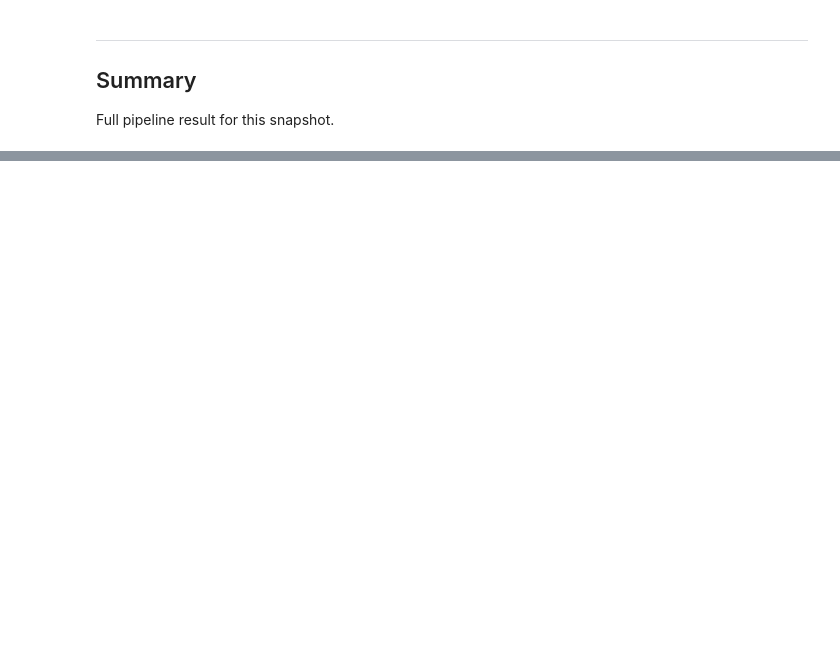
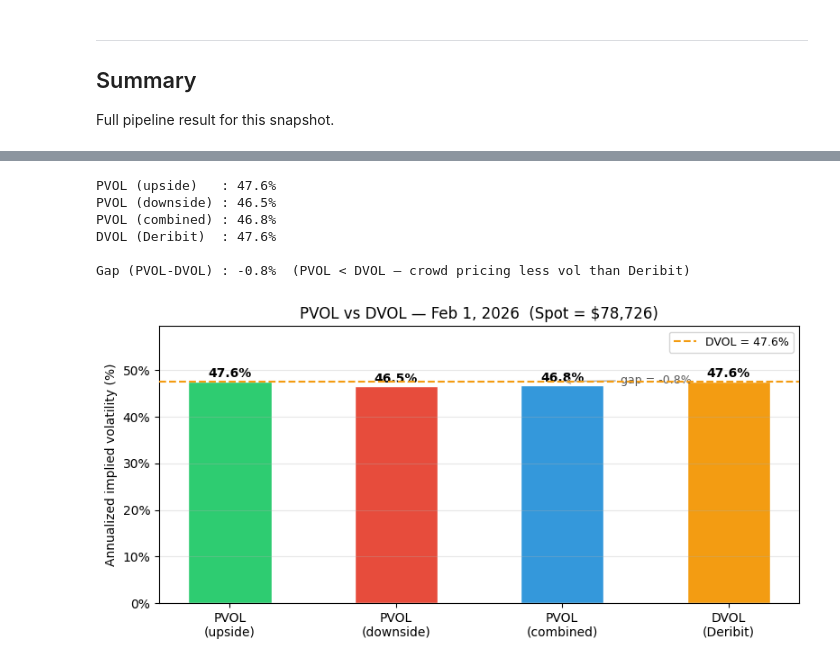
Before and after one commit to JackREscowitz/pvol, a Jupyter notebook: docs/model/pvol_model_test.ipynb, the cells around one changed output, grey strips where cells are left out. Cells and saved outputs as stored; diff of their text form; code cells hidden in the pictures; blank space fills up the shorter version.

```diff
--- a/docs/model/pvol_model_test.ipynb
+++ b/docs/model/pvol_model_test.ipynb
@@ -663,0 +750,77 @@ print('=' * 55)
+# %%
+import requests
+
+def fetch_dvol(snapshot_ts: datetime, currency: str = "BTC") -> float:
+    """
+    Fetch DVOL (Deribit volatility index) at a given UTC datetime.
+    Returns annualized implied vol as a decimal (e.g. 0.5332 for 53.32%).
+    """
+    start_ms = int(snapshot_ts.timestamp() * 1000)
+    r = requests.get(
+        "https://www.deribit.com/api/v2/public/get_volatility_index_data",
+        params=dict(
+            currency=currency,
+            start_timestamp=start_ms,
+            end_timestamp=start_ms + 3_600_000,
+            resolution=3600,
+        ),
+    )
+    r.raise_for_status()
+    row = r.json()["result"]["data"][0]  # [ts_ms, open, high, low, close]
+    return row[1] / 100.0               # convert percent -> decimal
+
+
+dvol = fetch_dvol(SNAPSHOT_TS)
+gap  = pvol_combined - dvol
+
+print(f"PVOL (upside)   : {pvol_up:.1%}")
+print(f"PVOL (downside) : {pvol_down:.1%}")
+print(f"PVOL (combined) : {pvol_combined:.1%}")
+print(f"DVOL (Deribit)  : {dvol:.1%}")
+print()
+print(f"Gap (PVOL-DVOL) : {gap:+.1%}  ({'PVOL > DVOL — crowd pricing more vol than Deribit' if gap > 0 else 'PVOL < DVOL — crowd pricing less vol than Deribit'})")
+# %% [output]
+PVOL (upside)   : 47.6%
+PVOL (downside) : 46.5%
+PVOL (combined) : 46.8%
+DVOL (Deribit)  : 47.6%
+
+Gap (PVOL-DVOL) : -0.8%  (PVOL < DVOL — crowd pricing less vol than Deribit)
+# %%
+fig, ax = plt.subplots(figsize=(8, 4))
+
+labels = ['PVOL\n(upside)', 'PVOL\n(downside)', 'PVOL\n(combined)', 'DVOL\n(Deribit)']
+values = [pvol_up, pvol_down, pvol_combined, dvol]
+colors = ['#2ecc71', '#e74c3c', '#3498db', '#f39c12']
+
+bars = ax.bar(labels, [v * 100 for v in values], color=colors, edgecolor='white', width=0.5)
+
+# Reference line at DVOL
+ax.axhline(dvol * 100, color='#f39c12', linestyle='--', linewidth=1.5,
+           label=f'DVOL = {dvol:.1%}', zorder=5)
+
+# Annotate bars
+for bar, val in zip(bars, values):
+    ax.text(bar.get_x() + bar.get_width() / 2, bar.get_height() + 0.3,
+            f'{val:.1%}', ha='center', va='bottom', fontsize=10, fontweight='bold')
+
+# Gap annotation on the combined bar
+ax.annotate(
+    f'gap = {gap:+.1%}',
+    xy=(2, dvol * 100),
+    xytext=(2.35, (pvol_combined + dvol) / 2 * 100),
+    fontsize=9, color='#555555',
+    arrowprops=dict(arrowstyle='->', color='#aaaaaa', lw=1.0),
+)
+
+ax.set_ylabel('Annualized implied volatility (%)')
+ax.set_title(f'PVOL vs DVOL — Feb 1, 2026  (Spot = ${SPOT:,.0f})')
+ax.yaxis.set_major_formatter(plt.FuncFormatter(lambda y, _: f'{y:.0f}%'))
+ax.set_ylim(0, max(values) * 100 * 1.25)
+ax.legend(fontsize=9)
+ax.grid(axis='y', alpha=0.3)
+
+plt.tight_layout()
+plt.show()
+# %% [output]
+[figure, added]
```
Also changed, not shown: parts of 13 cells of this notebook, 2 other files.
